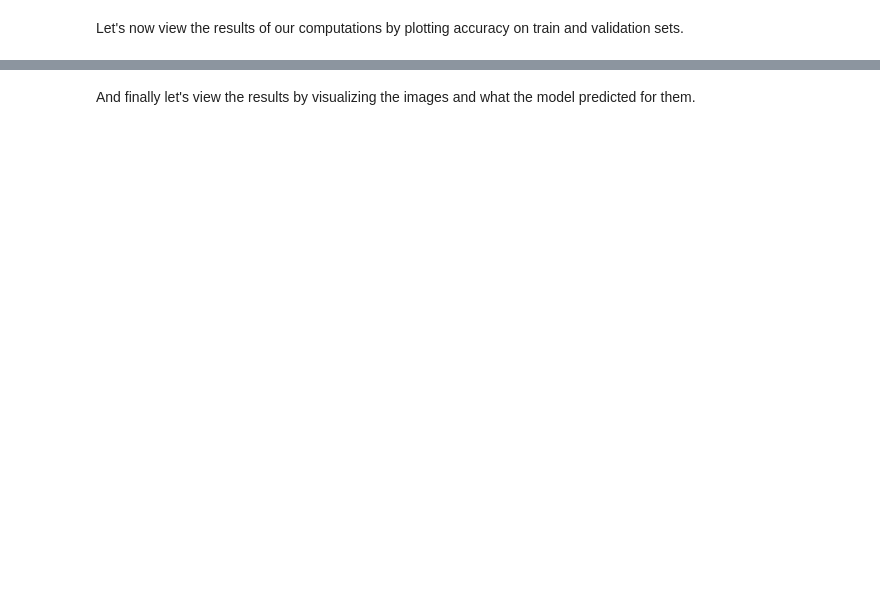
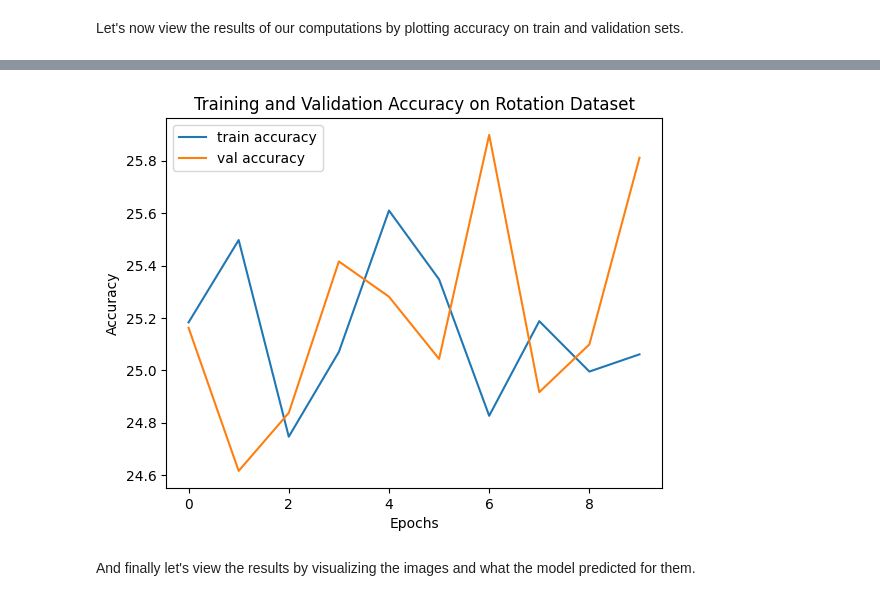
Before and after one commit to aprzezdziecka/Warsztaty-badawcze-2, a Jupyter notebook: second.ipynb, the cells around one changed output, grey strips where cells are left out. Cells and saved outputs as stored; diff of their text form; code cells hidden in the pictures; blank space fills up the shorter version.

```diff
--- a/second.ipynb
+++ b/second.ipynb
@@ -528,3 +515,14 @@ plt.show()
+# %%
+# dla size = 0.8
+plt.plot(train_accs, label='train accuracy')
+plt.plot(val_accs, label='val accuracy')
+plt.xlabel('Epochs')
+plt.ylabel('Accuracy')
+plt.title('Training and Validation Accuracy on Rotation Dataset')
+plt.legend()
+plt.show()
+# %% [output]
+[figure, added]
 # %% [markdown]
 And finally let's view the results by visualizing the images and what the model predicted for them.
 # %%
```
Also changed, not shown: parts of 29 cells of this notebook.
